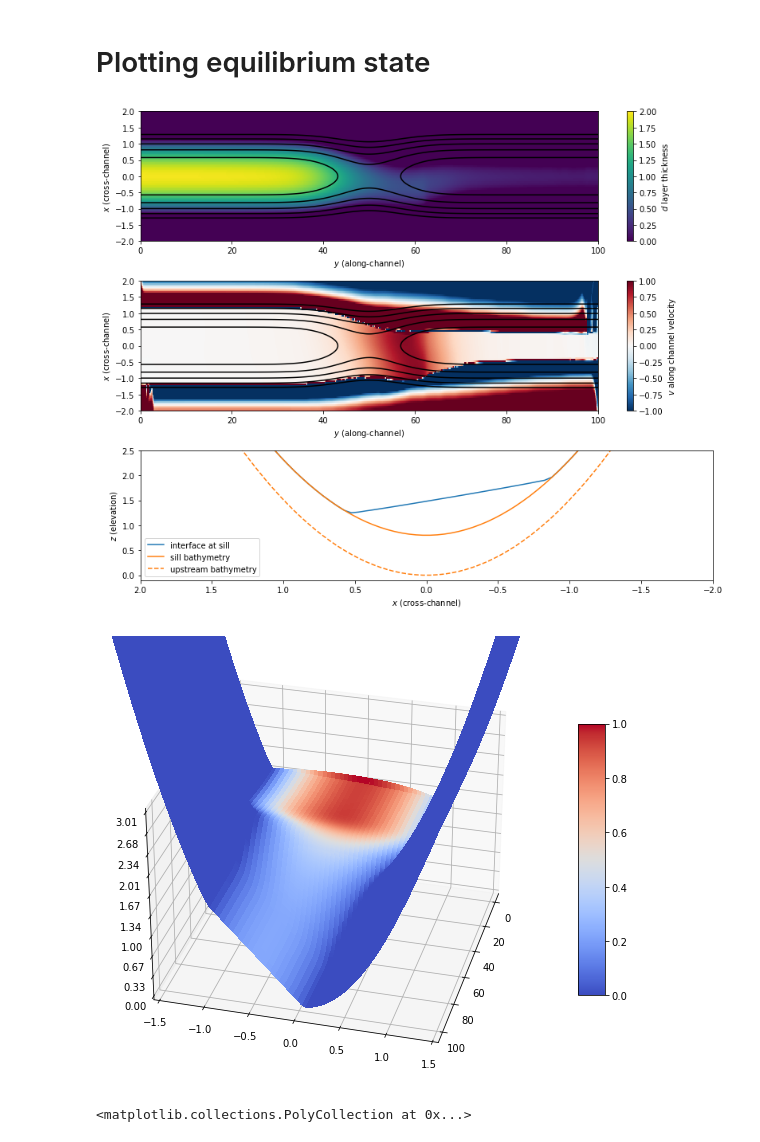
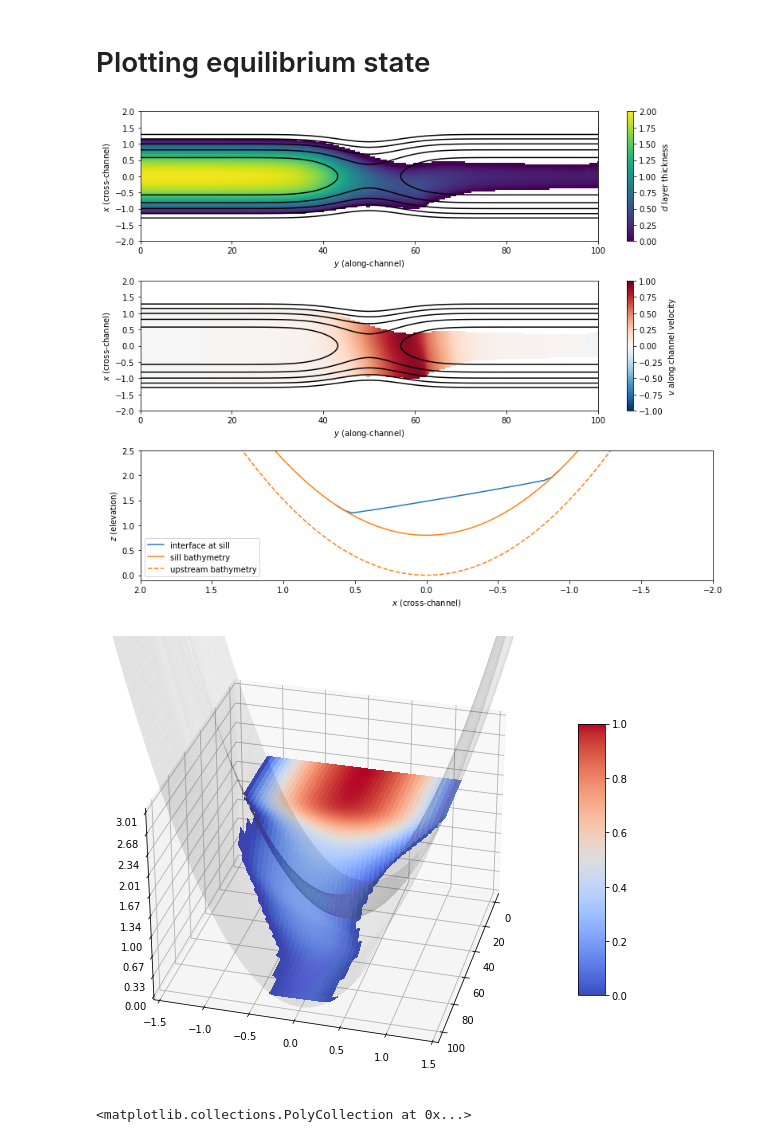
Before and after one commit to hdrake/sarah, a Jupyter notebook: notebooks/analyze_dam_break_short.ipynb, the cells around one changed output. Saved outputs shown, nothing was run; the diff lists cells and outputs as text; code cells hidden in the pictures.

```diff
--- a/notebooks/analyze_dam_break_short.ipynb
+++ b/notebooks/analyze_dam_break_short.ipynb
@@ -93,7 +93,7 @@ with open(filename, mode="rb") as file:
 
     channel.u = channel.qu/channel.d
     channel.v = channel.qv/channel.d
-    mask_depth = 1e-16
+    mask_depth = 1e-6
     channel.u[channel.d <= mask_depth] = np.nan
     channel.v[channel.d <= mask_depth] = np.nan
     channel.qu[channel.d <= mask_depth] = np.nan
@@ -138,41 +138,46 @@ plt.ylabel(r"$z$ (elevation)")
 plt.tight_layout()
 plt.savefig("../figures/faroe_bank_dam_break.png", bbox_inches='tight', dpi=150.)
 # %% [output]
-[figure, old version]
+[figure, new version]
 # %%
 import matplotlib.pyplot as plt
 from matplotlib import cm
 from matplotlib.ticker import LinearLocator
 import numpy as np
 
 fig, ax = plt.subplots(figsize=(10, 10), subplot_kw={"projection": "3d"})
 
 # Plot the surface.
 t=i
 N = channel.d[t,:,:]/np.nanmax(channel.d[t,:,:])  # normalize 0..1
 N[np.isnan(N)]=0.
 
 y = np.tile(channel.y, (channel.x.size, 1))
 x = np.tile(channel.x, (1, channel.y.size))
 h = np.copy(channel.h)
-surf = ax.plot_surface(y, x, channel.η[t, :, :], cmap=cm.coolwarm, facecolors=cm.coolwarm(N), rstride=1, cstride=1,
+
+bottom = ax.plot_surface(y, x, h, color="grey", rstride=1, cstride=1,
+                       linewidth=0, alpha=0.1)
+
+ηplot = np.copy(channel.η[t, :, :])
+surf = ax.plot_surface(y, x, ηplot, cmap=cm.coolwarm, facecolors=cm.coolwarm(N), rstride=1, cstride=1,
                        linewidth=0, antialiased=False)
 
 # Add a color bar which maps values to colors.
 fig.colorbar(surf, shrink=0.5, aspect=10)
 
 # Customize the z axis.
 ax.set_zlim(0, 3.01)
 ax.set_ylim(-1.5, 1.5)
 ax.zaxis.set_major_locator(LinearLocator(10))
 # A StrMethodFormatter is used automatically
 ax.zaxis.set_major_formatter('{x:.02f}')
 
 ax.view_init(elev=30., azim=15)
 
 plt.show()
 # %% [output]
-[figure, old version]
+[figure, new version]
 # %%
 plt.pcolor(N)
 # %% [output]
```
Also changed, not shown: 42 other files.
